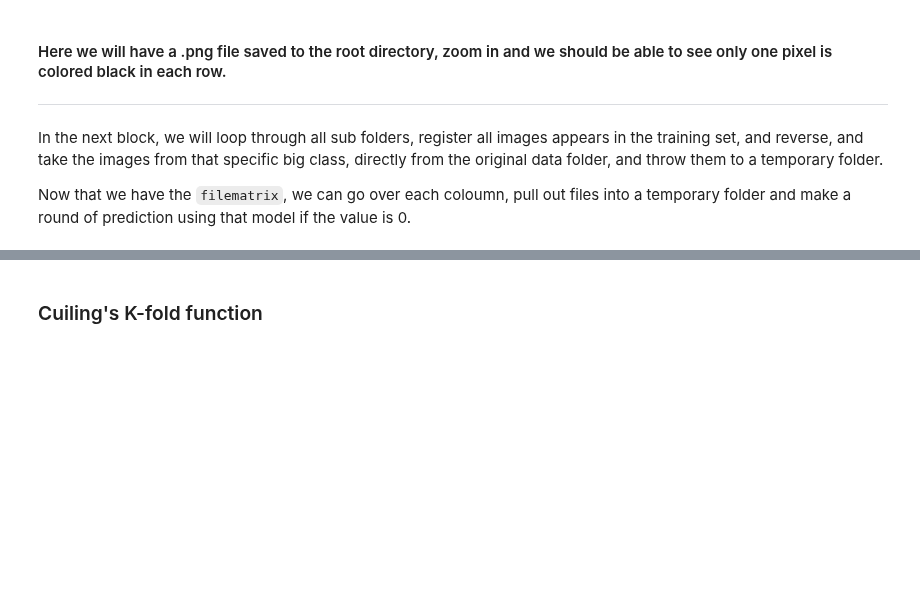
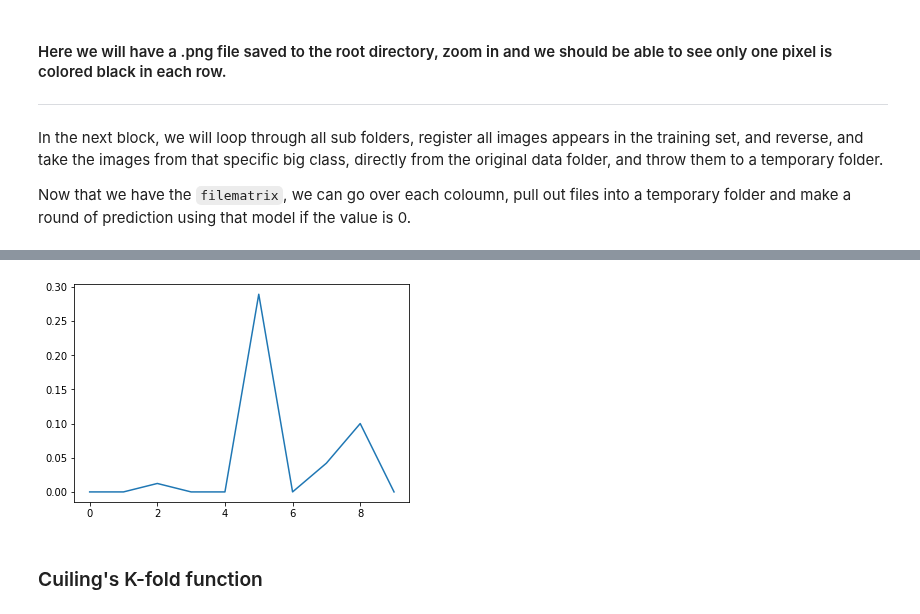
Before and after one commit to smith-scram-lab/Iterative-Unet, a Jupyter notebook: learn.ipynb, the cells around one changed output, grey strips where cells are left out. Saved outputs shown, nothing was run; the diff lists cells and outputs as text; code cells hidden in the pictures; blank space fills up the shorter version.

Commit message:
add dice score generating

```diff
--- a/learn.ipynb
+++ b/learn.ipynb
@@ -285,3 +285,20 @@ indices = list(zip(row_indices, col_indices))
 # %% [markdown]
 #### Here we will have a .png file saved to the root directory, zoom in and we should be able to see only one pixel is colored black in each row.
 -------
+# %%
+def dice_coefficient(image1, image2):
+    # Ensure the input images have the same shape
+    if image1.shape != image2.shape:
+        raise ValueError("Input images must have the same shape.")
+
+    # Calculate the intersection (logical AND) between the two binary images
+    intersection = np.logical_and(image1, image2).sum()
+
+    # Calculate the sum of pixels in each image
+    sum_image1 = image1.sum()
+    sum_image2 = image2.sum()
+
+    # Calculate the Dice coefficient
+    dice = (2.0 * intersection) / (sum_image1 + sum_image2)
+
+    return dice
@@ -291,6 +310,7 @@ In the next block, we will loop through all sub folders, register all images app
 Now that we have the `filematrix`, we can go over each coloumn, pull out files into a temporary folder and make a round of prediction using that model if the value is 0.
 # %%
 
+scorematrix = np.zeros((n,m))
 for img_type in ['polar', 'carte']:
     for_counter = 0
     if img_type == 'polar':
@@ -323,6 +343,26 @@ for img_type in ['polar', 'carte']:
         model_path = os.path.join(working_parent_folder, str(i), 'checkpoint.hdf5')
         current_model = unet(PARAM_BETA1[PARAM_BETA_TEST_NUM], PARAM_BETA2[PARAM_BETA_TEST_NUM])
         current_model.load_weights(model_path)
-        testGene_X, testGene_Y = testGenerator(temp_test_folder_name, PARAM_IMG_FOLDER, PARAM_MSK_FOLDER)
-        results = current_model.predict(testGene_X, 100, verbose=1)
+        for test_image_name in os.listdir(temp_test_img_folder):
+            test_image_name_raw, ext = os.path.splitext(test_image_name)
+            image_path = os.path.join(temp_test_img_folder, test_image_name)
+            ground_truth_mask_path = os.path.join(temp_test_msk_folder, test_image_name)
+
+            test_image = cv2.imread(image_path)
+            test_image = cv2.cvtColor(test_image, cv2.COLOR_BGR2RGB)
+            test_image = test_image / 255.0
+            test_image = np.expand_dims(test_image,axis = 0)
+
+            ground_truth_mask = cv2.imread(ground_truth_mask_path, cv2.IMREAD_GRAYSCALE)
+            ground_truth_mask = ground_truth_mask / 255.0
+            ground_truth_mask = ground_truth_mask.astype(np.uint8)
+
+            prediction = current_model.predict(test_image, verbose = 0)
+
+            threshold = 0.5
+            binary_mask = (prediction > threshold).astype(np.uint8)
+            binary_mask = binary_mask[0,:,:,0]
+            dice = dice_coefficient(ground_truth_mask, binary_mask)
+            scorematrix[int(test_image_name_raw), current_folder_index] = dice
+        print('Done with folder ', current_folder_index)
 # %% [output]
@@ -372,3 +394,8 @@ Detected at node 'model/conv2d_1/Conv2D' defined at (most recent call last):
+# %%
+plt.plot(scorematrix[9,:])
+plt.show()
+# %% [output]
+[figure, added]
 # %% [markdown]
 ### Cuiling's K-fold function
 # %%
```
Also changed, not shown: parts of 2 cells of this notebook.
